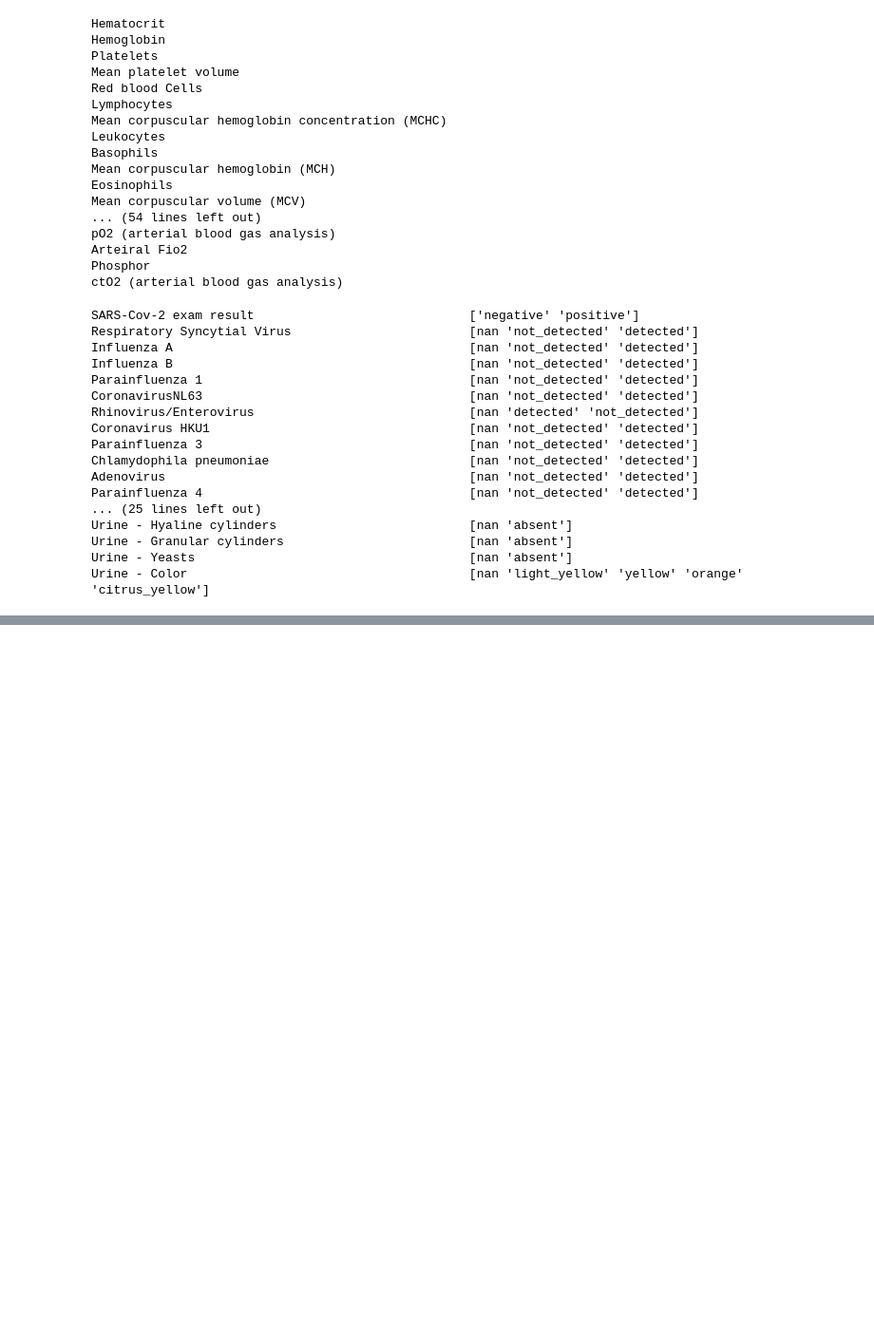
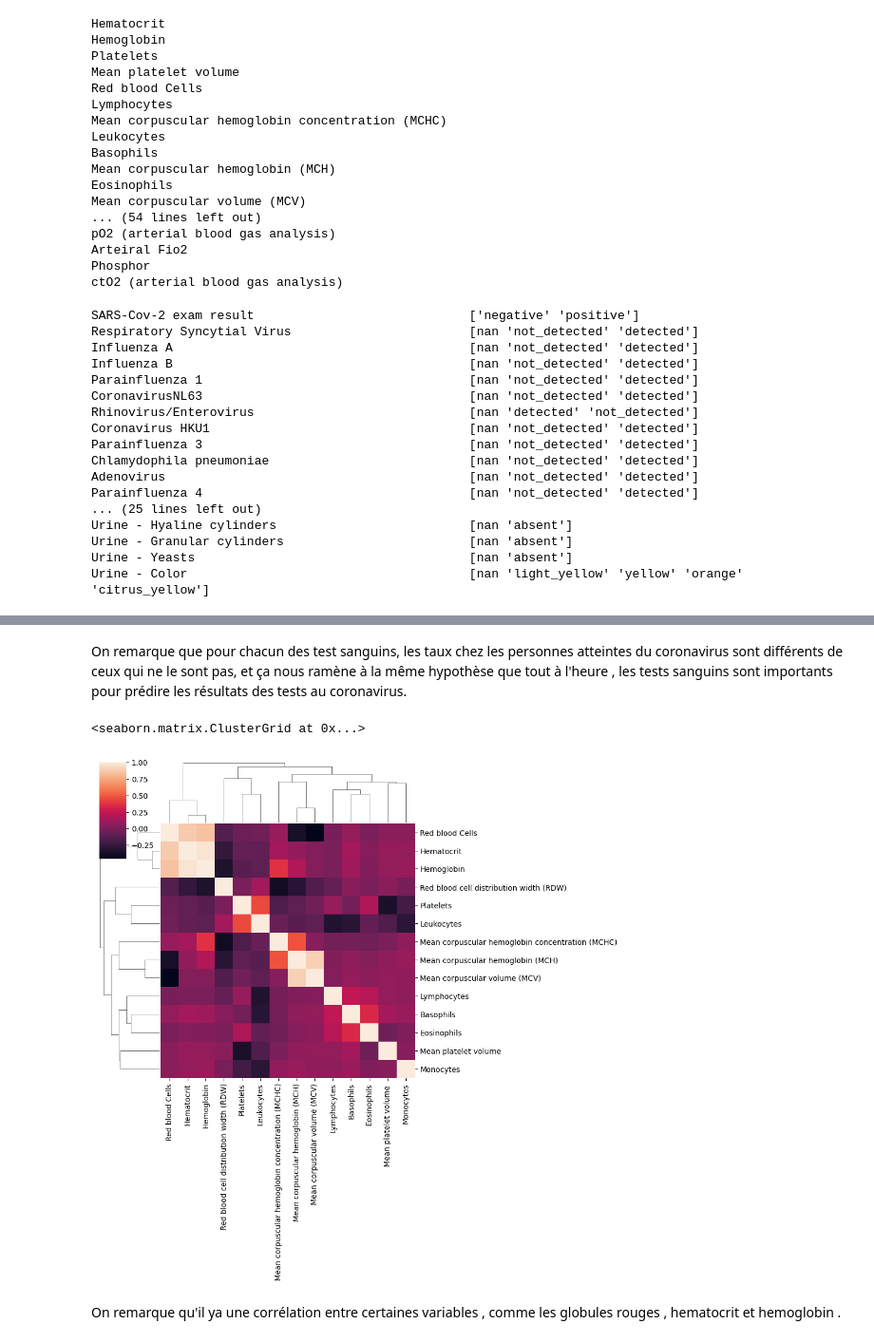
Before and after one commit to sabina-sabi/Covid19Data, a Jupyter notebook: Covid19Data.ipynb, the cells around one changed output, grey strips where cells are left out. Shown at 95% size. Drawn from its saved outputs; the diff is of its cells as text; code cells hidden in the pictures; blank space fills up the shorter version.

```diff
--- a/Covid19Data.ipynb
+++ b/Covid19Data.ipynb
@@ -222,0 +241,9 @@ Colonnes des tests viraux: Index(['Respiratory Syncytial Virus', 'Influenza A',
+# %% [markdown]
+On remarque que pour chacun des test sanguins, les taux chez les personnes atteintes du coronavirus sont différents de ceux qui ne le sont pas, et ça nous ramène à la même hypothèse que tout à l'heure , les tests sanguins sont importants pour prédire les résultats des tests au coronavirus.
+# %%
+sns.clustermap(df[tests_sanguin].corr())
+# %% [output]
+<seaborn.matrix.ClusterGrid at 0x...>
+[figure, added]
+# %% [markdown]
+On remarque qu'il ya une corrélation entre certaines variables , comme les globules rouges , hematocrit et hemoglobin .
```
Also changed, not shown: parts of 15 cells of this notebook, 1 other file.
